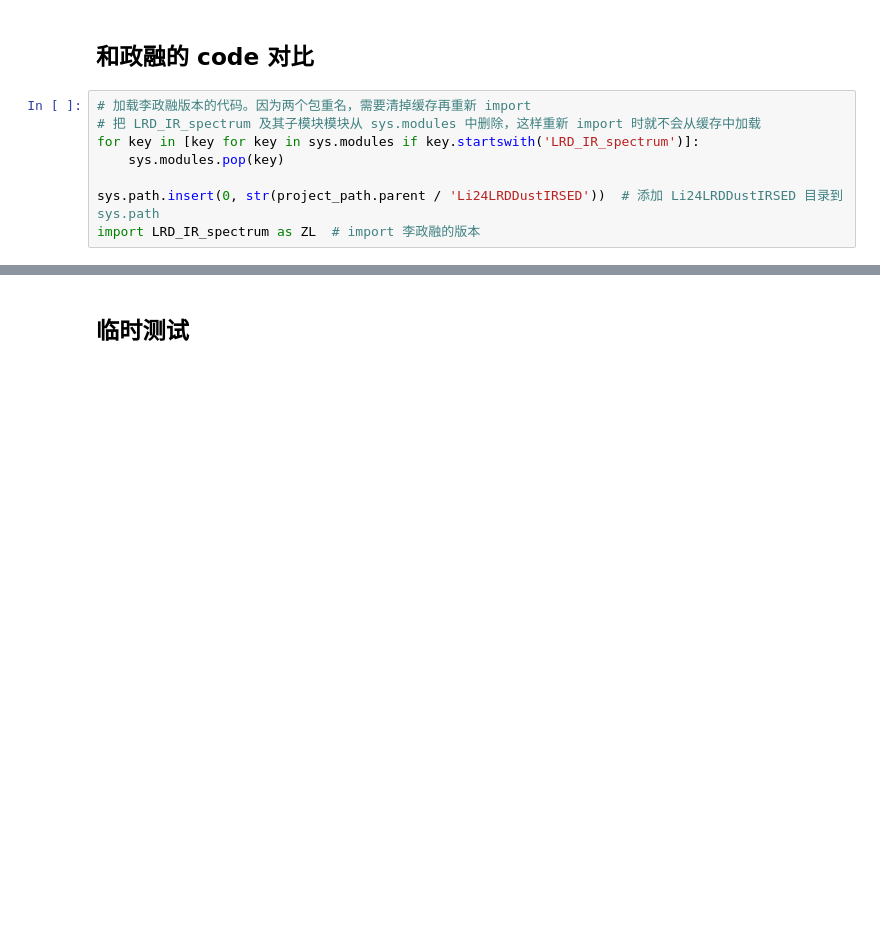
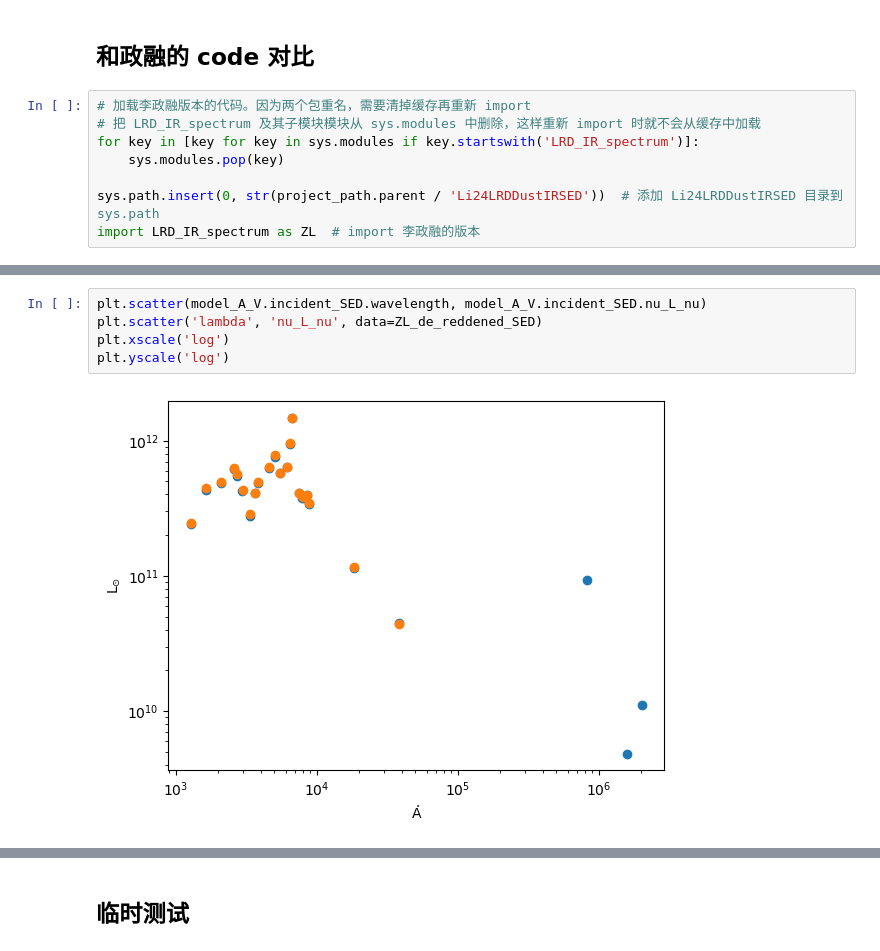
Before and after one commit to c-kj/LRD_dust_modeling, a Jupyter notebook: notebooks/加 units.ipynb, the cells around one changed output, grey strips where cells are left out. Cells and saved outputs as stored; diff of their text form; blank space fills up the shorter version.

```diff
--- a/notebooks/加 units.ipynb
+++ b/notebooks/加 units.ipynb
@@ -245 +280,8 @@ np.seterr(all='ignore')
+# %%
+plt.scatter(model_A_V.incident_SED.wavelength, model_A_V.incident_SED.nu_L_nu)
+plt.scatter('lambda', 'nu_L_nu', data=ZL_de_reddened_SED)
+plt.xscale('log')
+plt.yscale('log')
+# %% [output]
+[figure, added]
 # %%
```
Also changed, not shown: parts of 17 cells of this notebook.
